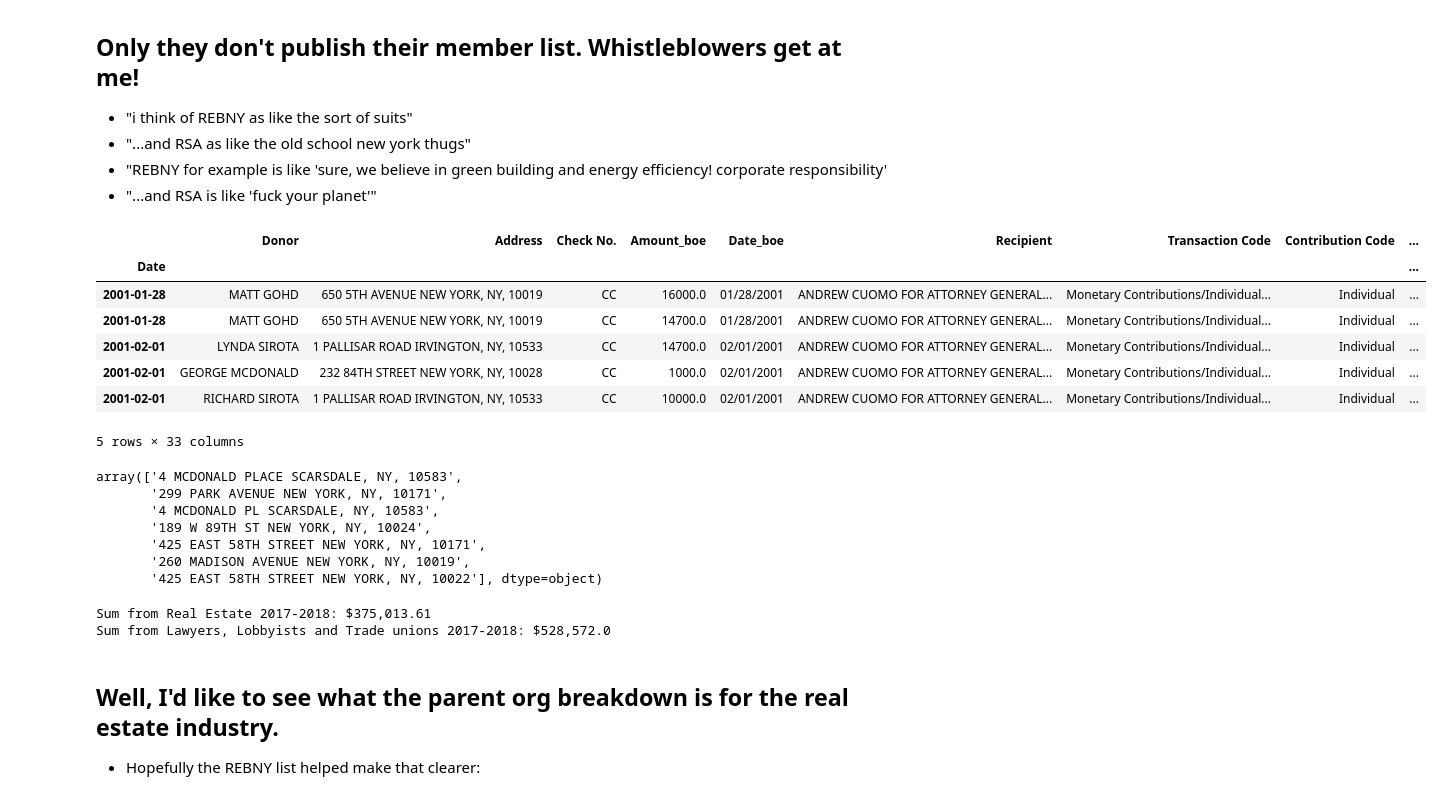
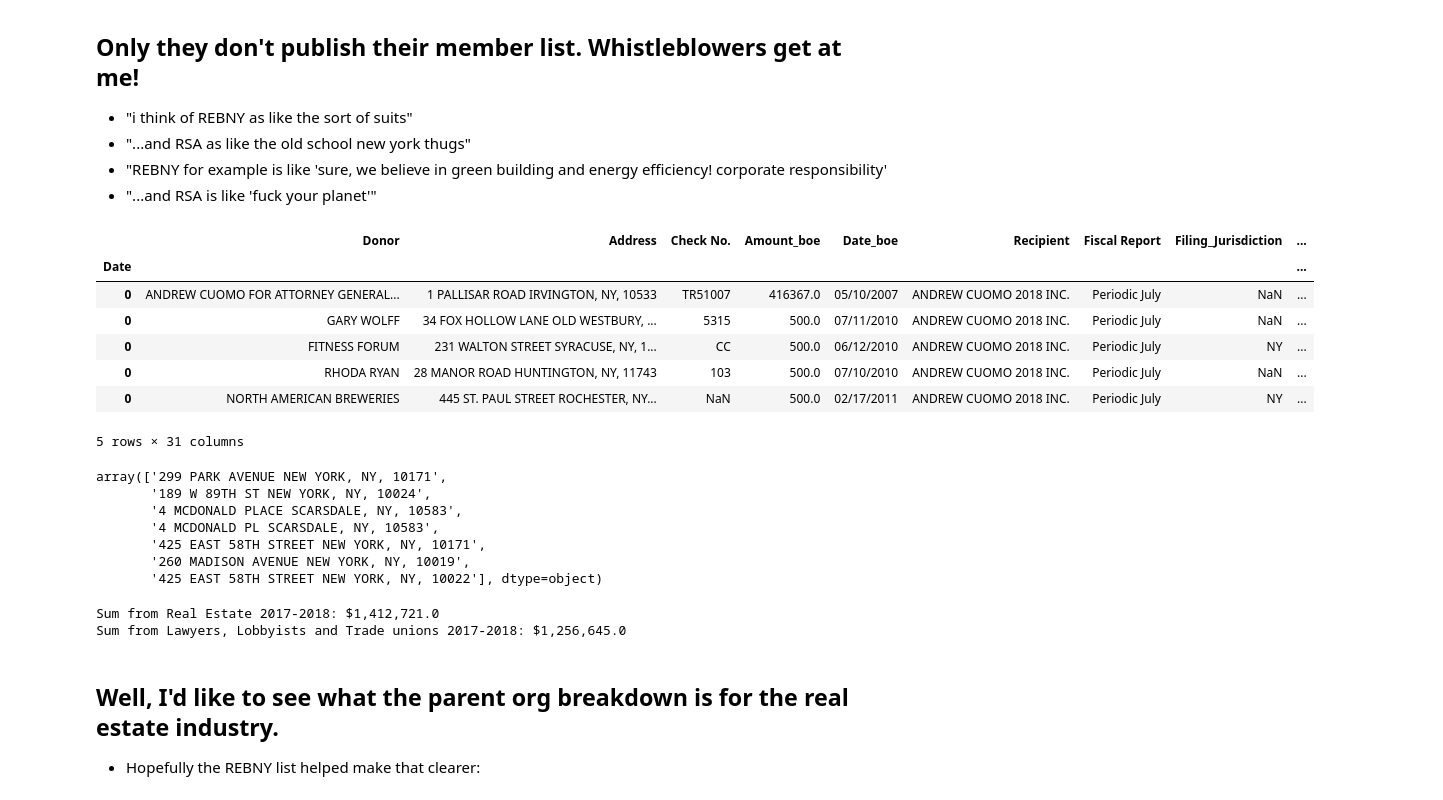
Before and after one commit to kromreig/warchest_cuomo_indy, a Jupyter notebook: Cuomo_Campaign_Finance.ipynb, the cells around one changed output. Cells and saved outputs as stored; diff of their text form; code cells hidden in the pictures.

```diff
--- a/Cuomo_Campaign_Finance.ipynb
+++ b/Cuomo_Campaign_Finance.ipynb
@@ -58,7 +62,16 @@ jul_df['Date']=pd.to_datetime(jul_df['Date'], format='%m/%d/%y')
+# %%
+#Unifying the date format
+
+jul_df['Date']=pd.to_datetime(jul_df['Date'], format ='%m/%d/%y' )
+jul_df['Date']=jul_df['Date'].dt.strftime('%m/%d/%Y')
 # %%
 #This is the BOE data from all previous years
 df = pd.read_csv("Campaign_Contributions.csv")
-df = df[['Donor','Address', 'Check No.', 'Amount', 'Date','Recipient','Transaction Code', 'Contribution Code', 'Fiscal Report']]
+#df = pd.read_csv("contrib thru 1.1.18 - contrib thru 1.1.18.csv")
+df = df[['Donor','Address', 'Check No.', 'Amount', 'Date','Recipient', 'Fiscal Report']]
+
+df['Date']=pd.to_datetime(df['Date'], format = '%m/%d/%Y')
+df['Date']=df['Date'].dt.strftime('%m/%d/%Y')
 
 df = df.append(jul_df, ignore_index=True)
 
@@ -97,7 +110,7 @@ df.head()
 #Follow the Money has so many columns-- I just want these:
 
 df = df[['Donor', 'Address', 'Check No.', 'Amount_boe', 'Date_boe',
-       'Recipient', 'Transaction Code', 'Contribution Code',
+       'Recipient',
        'Fiscal Report',
        'Filing_Jurisdiction', 'Filer',
        'Candidate',
@@ -574,23 +643,24 @@ def get_last_matches():
 # %%
 #Here's my list of REBNY firms/members from their member directory
 
 rebny_df = pd.read_csv("rebny.csv")
 rebny_df = rebny_df.drop_duplicates('name', keep='first')
 df = pd.merge(df, rebny_df, left_on='Donor', right_on='name', how='left')
 df.columns
-df['Date'] = pd.to_datetime(df['Date_boe'], infer_datetime_format=True)
+df['Date'] = df.Date_boe.apply(
+    lambda x: pd.to_datetime(x).strftime('%m/%d/%Y')[0])
 df = df.set_index('Date')
 df.sort_index(inplace=True)
 df.head()
 # %% [output]
-|  | Donor | Address | Check No. | Amount_boe | Date_boe | Recipient | Transaction Code | Contribution Code | ... |
+|  | Donor | Address | Check No. | Amount_boe | Date_boe | Recipient | Fiscal Report | Filing_Jurisdiction | ... |
 | Date |  |  |  |  |  |  |  |  | ... |
-| 2001-01-28 | MATT GOHD | 650 5TH AVENUE NEW YORK, NY, 10019 | CC | 16000.0 | 01/28/2001 | ANDREW CUOMO FOR ATTORNEY GENERAL... | Monetary Contributions/Individual... | Individual | ... |
-| 2001-01-28 | MATT GOHD | 650 5TH AVENUE NEW YORK, NY, 10019 | CC | 14700.0 | 01/28/2001 | ANDREW CUOMO FOR ATTORNEY GENERAL... | Monetary Contributions/Individual... | Individual | ... |
-| 2001-02-01 | LYNDA SIROTA | 1 PALLISAR ROAD IRVINGTON, NY, 10533 | CC | 14700.0 | 02/01/2001 | ANDREW CUOMO FOR ATTORNEY GENERAL... | Monetary Contributions/Individual... | Individual | ... |
-| 2001-02-01 | GEORGE MCDONALD | 232 84TH STREET NEW YORK, NY, 10028 | CC | 1000.0 | 02/01/2001 | ANDREW CUOMO FOR ATTORNEY GENERAL... | Monetary Contributions/Individual... | Individual | ... |
-| 2001-02-01 | RICHARD SIROTA | 1 PALLISAR ROAD IRVINGTON, NY, 10533 | CC | 10000.0 | 02/01/2001 | ANDREW CUOMO FOR ATTORNEY GENERAL... | Monetary Contributions/Individual... | Individual | ... |
+| 0 | ANDREW CUOMO FOR ATTORNEY GENERAL... | 1 PALLISAR ROAD IRVINGTON, NY, 10533 | TR51007 | 416367.0 | 05/10/2007 | ANDREW CUOMO 2018 INC. | Periodic July | NaN | ... |
+| 0 | GARY WOLFF | 34 FOX HOLLOW LANE OLD WESTBURY, ... | 5315 | 500.0 | 07/11/2010 | ANDREW CUOMO 2018 INC. | Periodic July | NaN | ... |
+| 0 | FITNESS FORUM | 231 WALTON STREET SYRACUSE, NY, 1... | CC | 500.0 | 06/12/2010 | ANDREW CUOMO 2018 INC. | Periodic July | NY | ... |
+| 0 | RHODA RYAN | 28 MANOR ROAD HUNTINGTON, NY, 11743 | 103 | 500.0 | 07/10/2010 | ANDREW CUOMO 2018 INC. | Periodic July | NaN | ... |
+| 0 | NORTH AMERICAN BREWERIES | 445 ST. PAUL STREET ROCHESTER, NY... | NaN | 500.0 | 02/17/2011 | ANDREW CUOMO 2018 INC. | Periodic July | NY | ... |
-5 rows × 33 columns
+5 rows × 31 columns
 # %%
 reb_list = list(set(rebny_df['firm']))
 #Also, if they're in REBNY, categorize as REBNY
@@ -608,20 +678,20 @@ df['Parent_Org_or_Employer'] = df.apply(fill_parent, axis=1)
 # %%
-df[df['Parent_Org_or_Employer']=='FISHER BROTHERS']['Address'].unique()
+df[df.Parent_Org_or_Employer=='FISHER BROTHERS']['Address'].unique()
 # %% [output]
-array(['4 MCDONALD PLACE SCARSDALE, NY, 10583',
-       '299 PARK AVENUE NEW YORK, NY, 10171',
+array(['299 PARK AVENUE NEW YORK, NY, 10171',
+       '189 W 89TH ST NEW YORK, NY, 10024',
+       '4 MCDONALD PLACE SCARSDALE, NY, 10583',
        '4 MCDONALD PL SCARSDALE, NY, 10583',
-       '189 W 89TH ST NEW YORK, NY, 10024',
        '425 EAST 58TH STREET NEW YORK, NY, 10171',
        '260 MADISON AVENUE NEW YORK, NY, 10019',
        '425 EAST 58TH STREET NEW YORK, NY, 10022'], dtype=object)
 # %%
-rec = df['2017-01-01':]
-print("Sum from Real Estate 2017-2018:", "${:,}".format(rec[rec['General_Industry']=='Real Estate']['Amount_boe'].sum()))
-print("Sum from Lawyers, Lobbyists and Trade unions 2017-2018:", "${:,}".format(rec[(rec['General_Industry']=='Lawyers & Lobbyists')|(rec['General_Industry']=='Trade Unions')]['Amount_boe'].sum()))
+rec = df['01-01-2017':]
+print("Sum from Real Estate 2017-2018:", "${:,}".format(rec[rec.General_Industry=='Real Estate']['Amount_boe'].sum()))
+print("Sum from Lawyers, Lobbyists and Trade unions 2017-2018:", "${:,}".format(rec[rec['General_Industry']=='Lawyers & Lobbyists']['Amount_boe'].sum()))
 # %% [output]
-Sum from Real Estate 2017-2018: $375,013.61
-Sum from Lawyers, Lobbyists and Trade unions 2017-2018: $528,572.0
+Sum from Real Estate 2017-2018: $1,412,721.0
+Sum from Lawyers, Lobbyists and Trade unions 2017-2018: $1,256,645.0
 # %% [markdown]
 ## Well, I'd like to see what the parent org breakdown is for the real estate industry.
 - Hopefully the REBNY list helped make that clearer:
```
Also changed, not shown: parts of 47 cells of this notebook, 41 other files.
